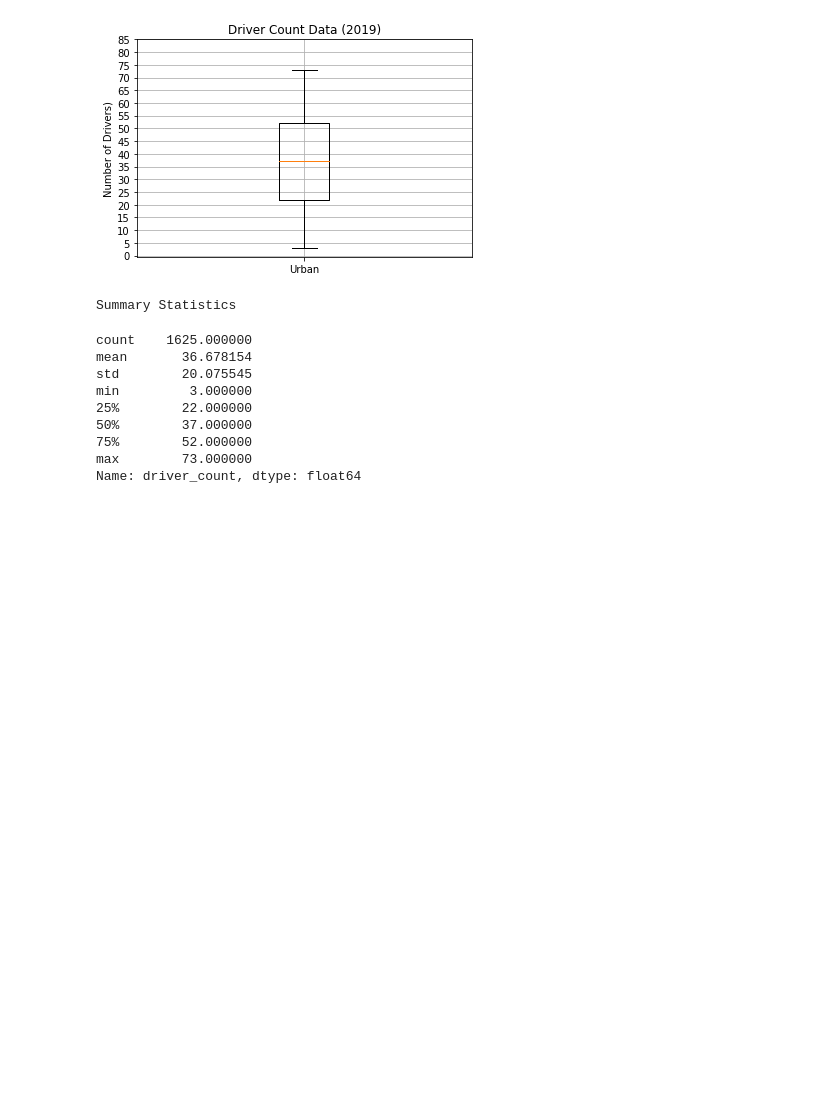
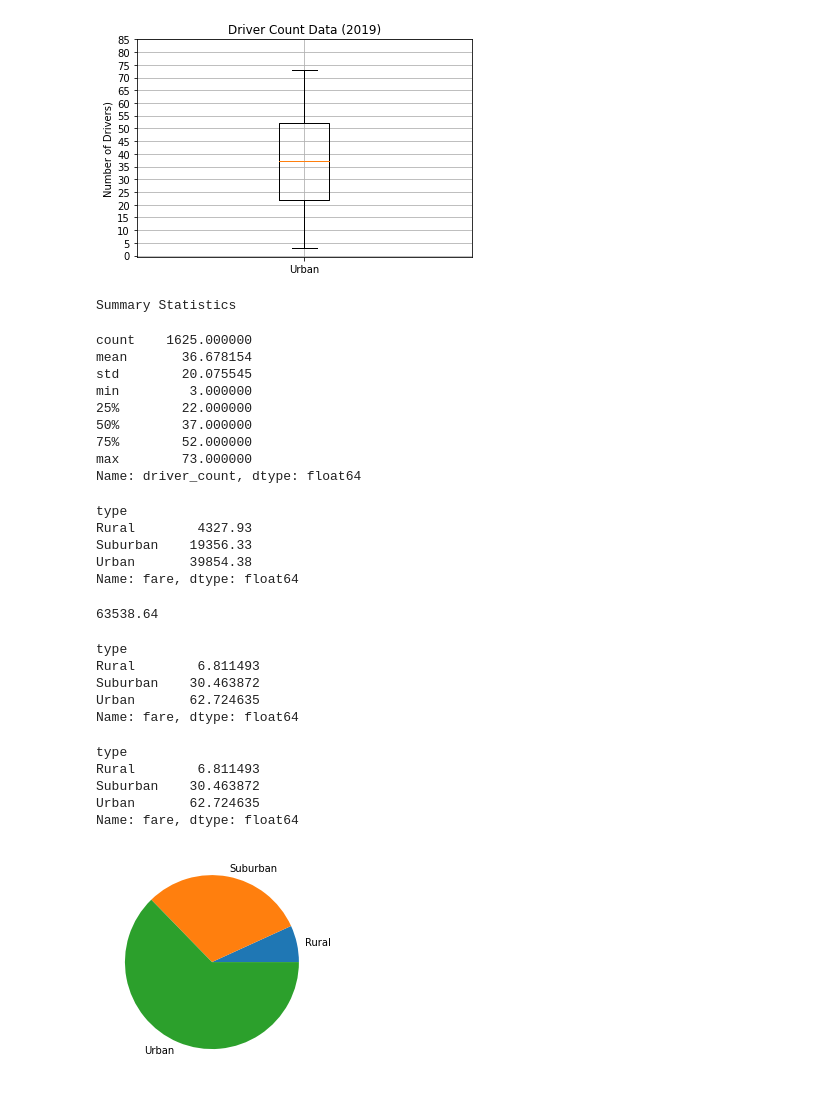
Before and after one commit to raineytracyn/PyBer_Analysis, a Jupyter notebook: Pyber.ipynb, the cells around one changed output. Cells and saved outputs as stored; diff of their text form; code cells hidden in the pictures; blank space fills up the shorter version.

```diff
--- a/Pyber.ipynb
+++ b/Pyber.ipynb
@@ -749,0 +752,47 @@ Name: driver_count, dtype: float64
+# %%
+#To create this pie chart, we will need to do the following:
+
+#    Get the total fares for each city type.
+ #   Get the total for all the fares for all the city types.
+#    Calculate the percentage of the total fares for each city type.
+
+
+
+# Get the sum of the fares for each city type.
+sum_fares_by_type = pyber_data_df.groupby(["type"]).sum()["fare"]
+sum_fares_by_type
+# %% [output]
+type
+Rural        4327.93
+Suburban    19356.33
+Urban       39854.38
+Name: fare, dtype: float64
+# %%
+# Get the sum of all the fares.
+# total fares by using the sum() method on the fare column of the pyber_data_df DataFrame.
+total_fares = pyber_data_df["fare"].sum()
+total_fares
+# %% [output]
+63538.64
+# %%
+# Calculate the percentage of fare for each city type.
+#calculate the percentage of total fares for each city type by dividing the sum_fares_by_type Series by the total_fares Series and multiplying by 100, like this:
+type_percents = 100 * sum_fares_by_type / total_fares
+type_percents
+# %% [output]
+type
+Rural        6.811493
+Suburban    30.463872
+Urban       62.724635
+Name: fare, dtype: float64
+# %%
+#combined
+# Calculate the percentage of fare for each city type.
+type_percents = 100 * pyber_data_df.groupby(["type"]).sum()["fare"] / pyber_data_df["fare"].sum()
+type_percents
+# %% [output]
+type
+Rural        6.811493
+Suburban    30.463872
+Urban       62.724635
+Name: fare, dtype: float64
@@ -749,0 +801,6 @@ Name: driver_count, dtype: float64
+# %%
+# Build the percentage of fares by city type pie chart.
+plt.pie(type_percents, labels=["Rural", "Suburban", "Urban"])
+plt.show()
+# %% [output]
+[figure, added]
```
Also changed, not shown: parts of 6 cells of this notebook, 1 other file.
